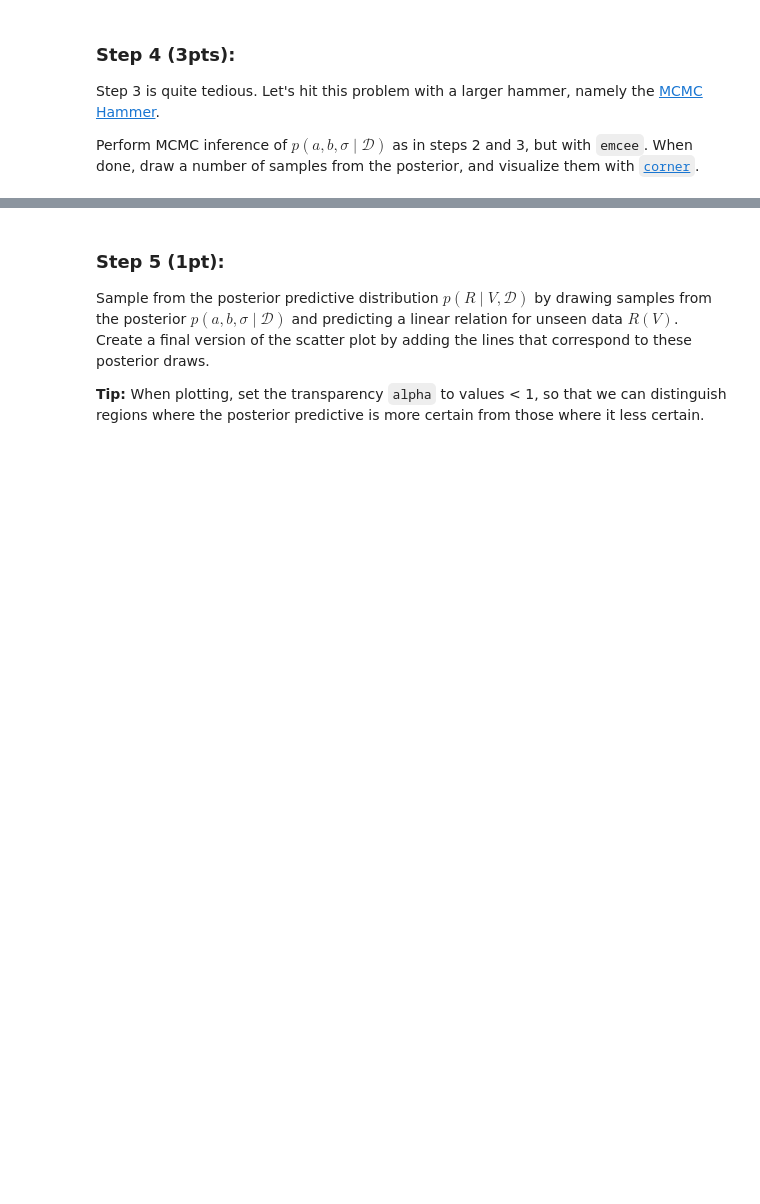
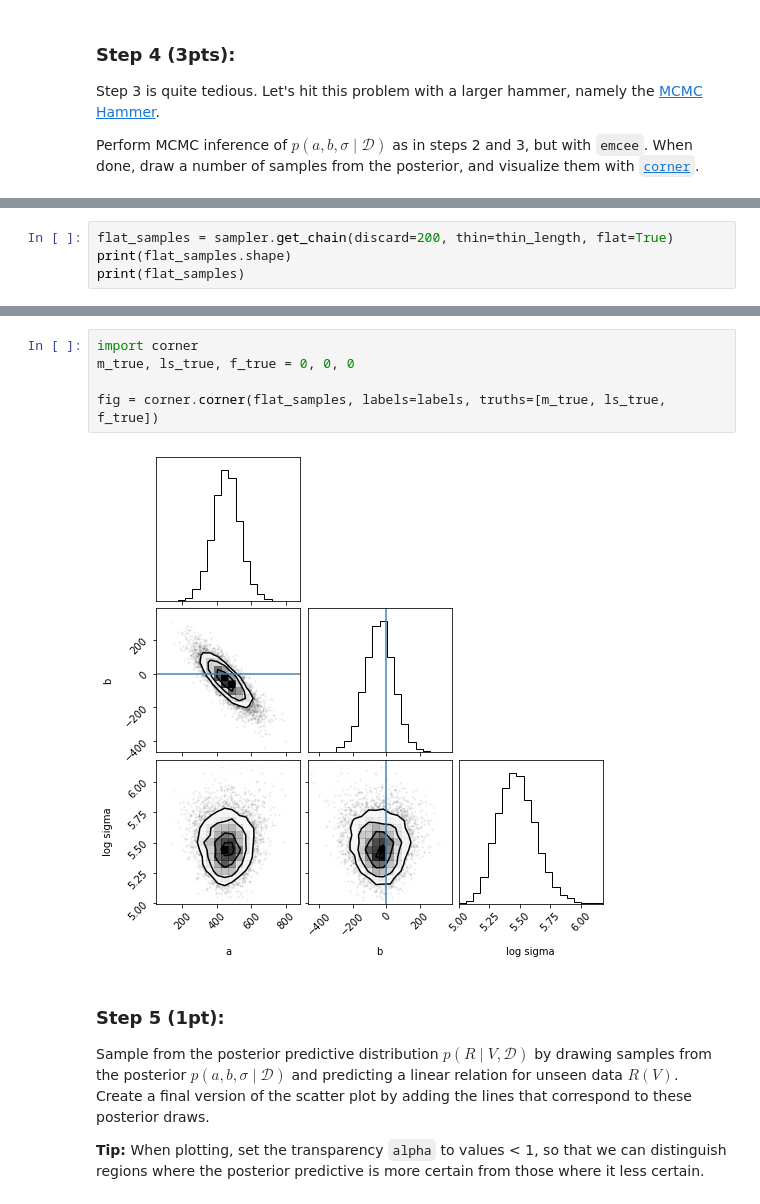
Before and after one commit to m4ese/astroResearchMethods, a Jupyter notebook: Assignment5.ipynb, the cells around one changed output, grey strips where cells are left out. Saved outputs shown, nothing was run; the diff lists cells and outputs as text; blank space fills up the shorter version.

```diff
--- a/Assignment5.ipynb
+++ b/Assignment5.ipynb
@@ -455,0 +480,4 @@ ValueError: Probability function returned NaN
+# %%
+flat_samples = sampler.get_chain(discard=200, thin=thin_length, flat=True)
+print(flat_samples.shape)
+print(flat_samples)
@@ -456,3 +493,10 @@ ValueError: Probability function returned NaN
+# %%
+import corner
+m_true, ls_true, f_true = 0, 0, 0
+
+fig = corner.corner(flat_samples, labels=labels, truths=[m_true, ls_true, f_true])
+# %% [output]
+[figure, added]
 # %% [markdown]
 ### Step 5 (1pt):
 
```
Also changed, not shown: parts of 21 cells of this notebook, 1 other file.
